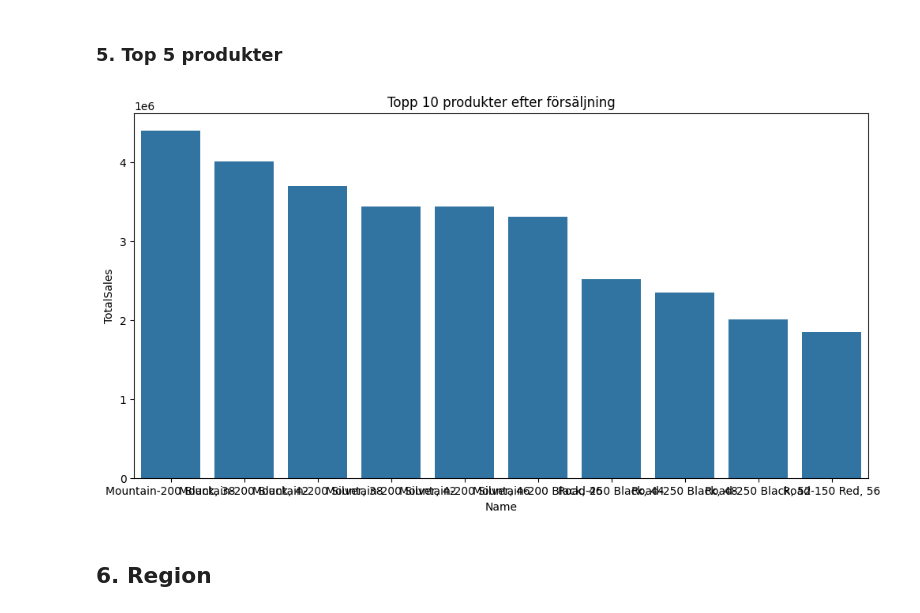
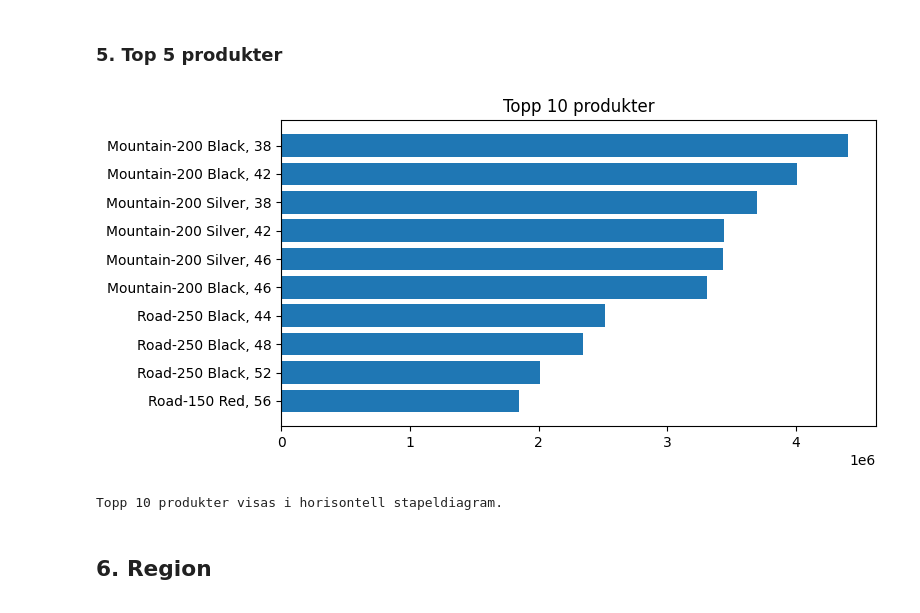
Before and after one commit to IrfanPallani/adventureworks_sanalysis, a Jupyter notebook: Forsaljnings_Analys.ipynb, the cells around one changed output. Saved outputs shown, nothing was run; the diff lists cells and outputs as text; code cells hidden in the pictures.

```diff
--- a/Forsaljnings_Analys.ipynb
+++ b/Forsaljnings_Analys.ipynb
@@ -146,20 +152,25 @@ print("2024 hade mest försäljning och ordrar hittills.")
 # %%
 sql_5 = """
 SELECT TOP 10
     p.Name,
     SUM(sod.LineTotal) AS TotalSales
 FROM Sales.SalesOrderDetail sod
 JOIN Production.Product p ON sod.ProductID = p.ProductID
 GROUP BY p.Name
 ORDER BY TotalSales DESC
 """
 df5 = pd.read_sql(sql_5, engine)
-plt.figure(figsize=(12,6))
-sns.barplot(data=df5, x='Name', y='TotalSales')
-plt.title("Topp 10 produkter efter försäljning")
+plt.figure(figsize=(8,4))
+plt.barh(df5['Name'], df5['TotalSales'])
+plt.title("Topp 10 produkter")
+plt.gca().invert_yaxis()
+plt.tight_layout()
 plt.show()
+
+print ("Topp 10 produkter visas i horisontell stapeldiagram.")
 # %% [output]
-[figure, old version]
+[figure, new version]
+Topp 10 produkter visas i horisontell stapeldiagram.
 # %% [markdown]
 ## 6. Region
 # %%
```
Also changed, not shown: parts of 6 cells of this notebook, 4 other files.
